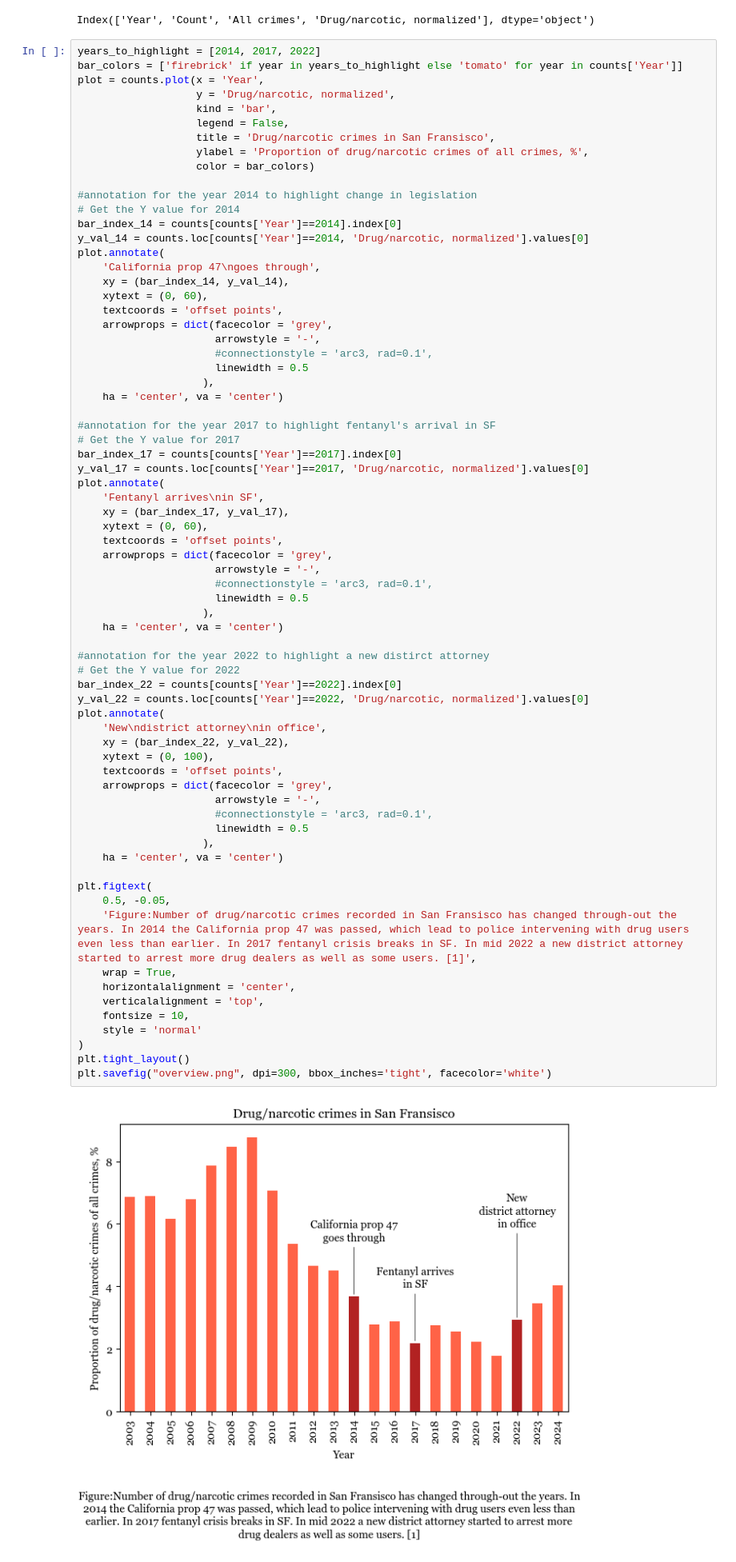
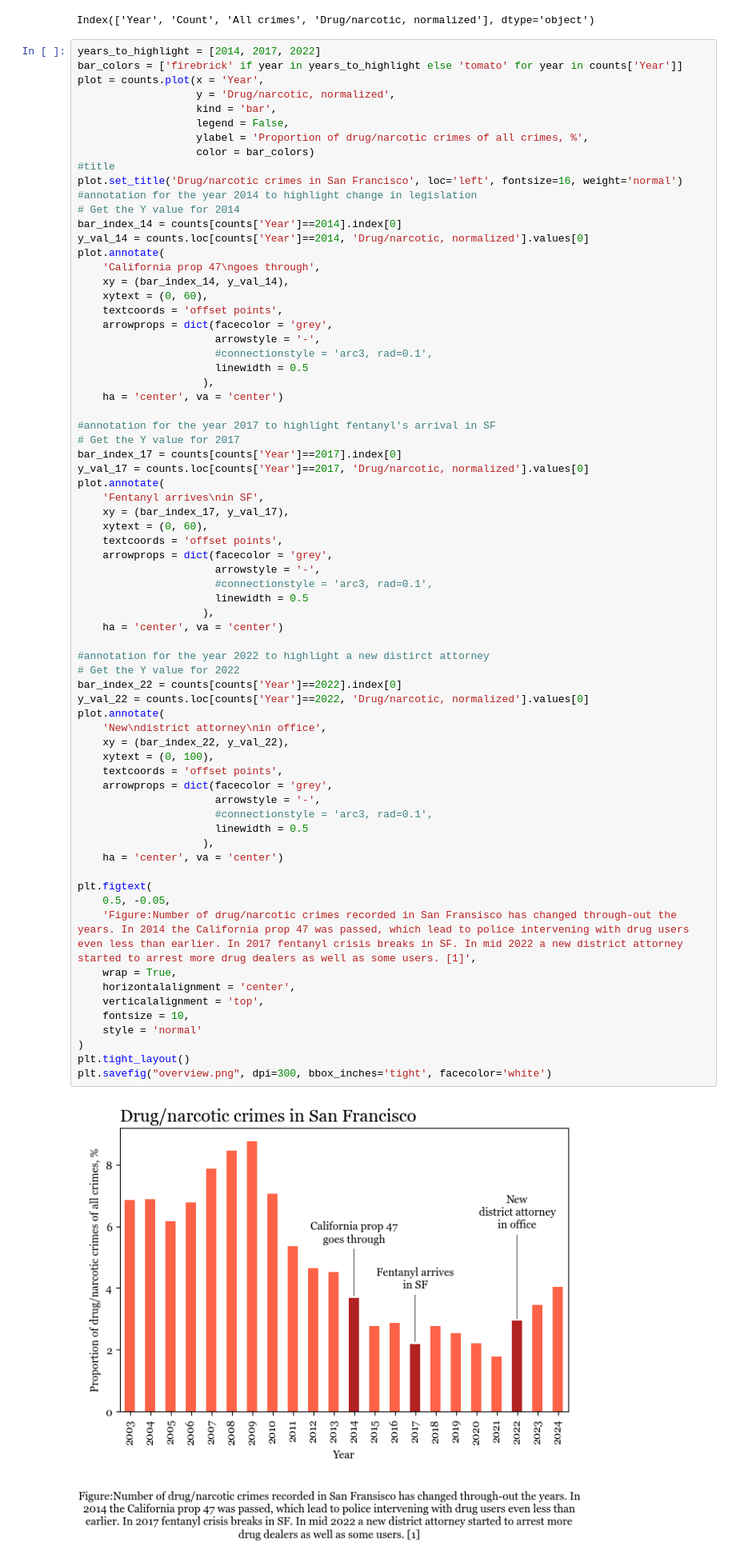
Before and after one commit to mvalim165/mvalim165.github.io, a Jupyter notebook: Miniproject_w8.ipynb, the cells around one changed output. Shown at 80% size. Saved outputs shown, nothing was run; the diff lists cells and outputs as text.

Commit message:
Updated title alignment and size

```diff
--- a/Miniproject_w8.ipynb
+++ b/Miniproject_w8.ipynb
@@ -161,10 +161,10 @@ plot = counts.plot(x = 'Year',
                    y = 'Drug/narcotic, normalized',
                    kind = 'bar',
                    legend = False,
-                   title = 'Drug/narcotic crimes in San Fransisco',
                    ylabel = 'Proportion of drug/narcotic crimes of all crimes, %',
                    color = bar_colors)
-
+#title
+plot.set_title('Drug/narcotic crimes in San Francisco', loc='left', fontsize=16, weight='normal')
 #annotation for the year 2014 to highlight change in legislation
 # Get the Y value for 2014
 bar_index_14 = counts[counts['Year']==2014].index[0]
@@ -198,34 +198,34 @@ plot.annotate(
     ha = 'center', va = 'center')
 
 #annotation for the year 2022 to highlight a new distirct attorney
 # Get the Y value for 2022
 bar_index_22 = counts[counts['Year']==2022].index[0]
 y_val_22 = counts.loc[counts['Year']==2022, 'Drug/narcotic, normalized'].values[0]
 plot.annotate(
     'New\ndistrict attorney\nin office',
     xy = (bar_index_22, y_val_22),
     xytext = (0, 100),
     textcoords = 'offset points',
     arrowprops = dict(facecolor = 'grey',
                       arrowstyle = '-',
                       #connectionstyle = 'arc3, rad=0.1',
                       linewidth = 0.5
                     ),
     ha = 'center', va = 'center')
 
 plt.figtext(
     0.5, -0.05,
     'Figure:Number of drug/narcotic crimes recorded in San Fransisco has changed through-out the years. In 2014 the California prop 47 was passed, which lead to police intervening with drug users even less than earlier. In 2017 fentanyl crisis breaks in SF. In mid 2022 a new district attorney started to arrest more drug dealers as well as some users. [1]',
     wrap = True,
     horizontalalignment = 'center',
     verticalalignment = 'top',
     fontsize = 10,
     style = 'normal'
 )
 plt.tight_layout()
 plt.savefig("overview.png", dpi=300, bbox_inches='tight', facecolor='white')
 # %% [output]
-[figure, old version]
+[figure, new version]
 # %%
 df_drug_2022 = df_drug[df_drug['Year']==2022].reset_index(drop=True)
 #counts
```
Also changed, not shown: 1 other file.
